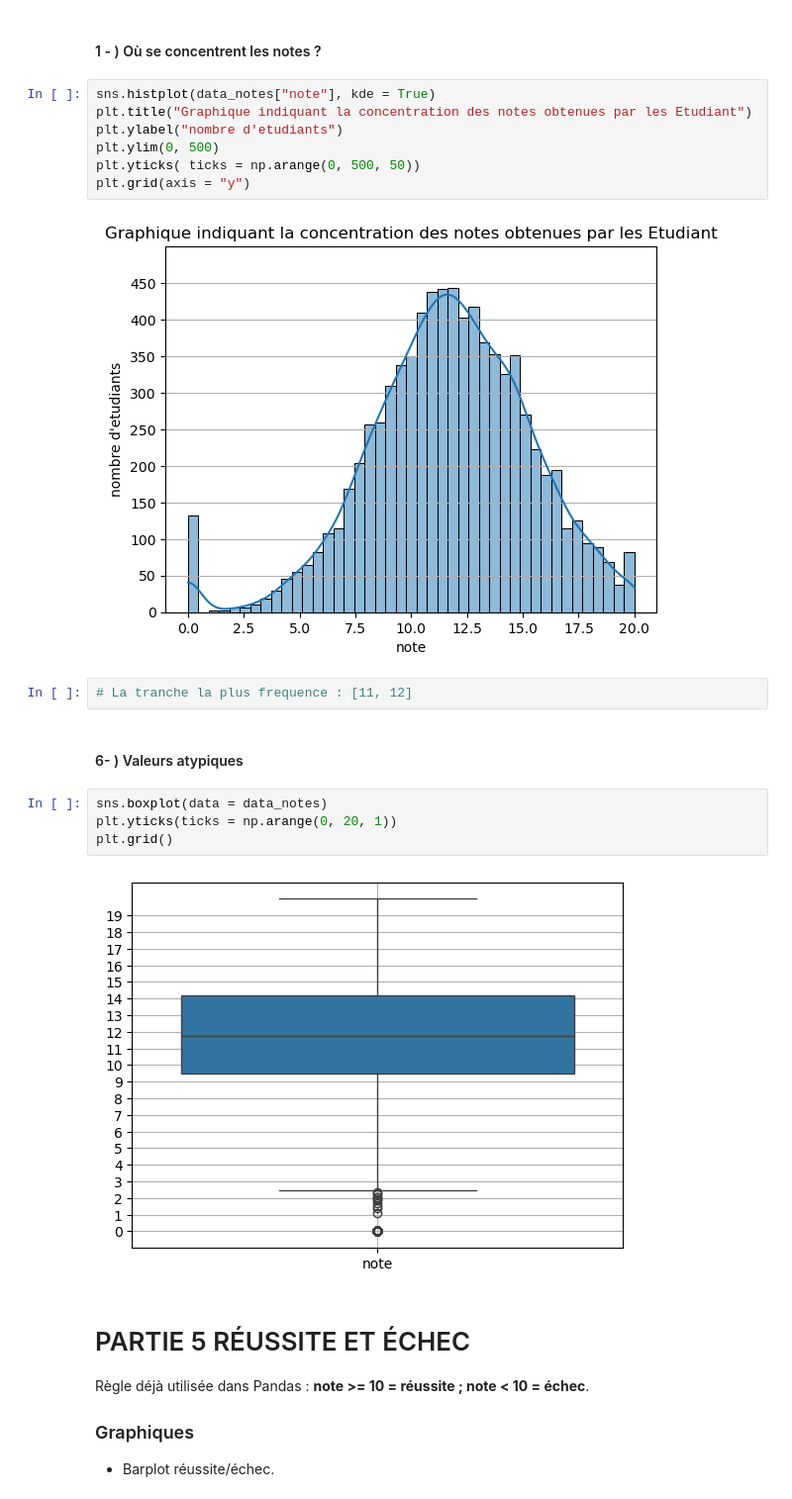
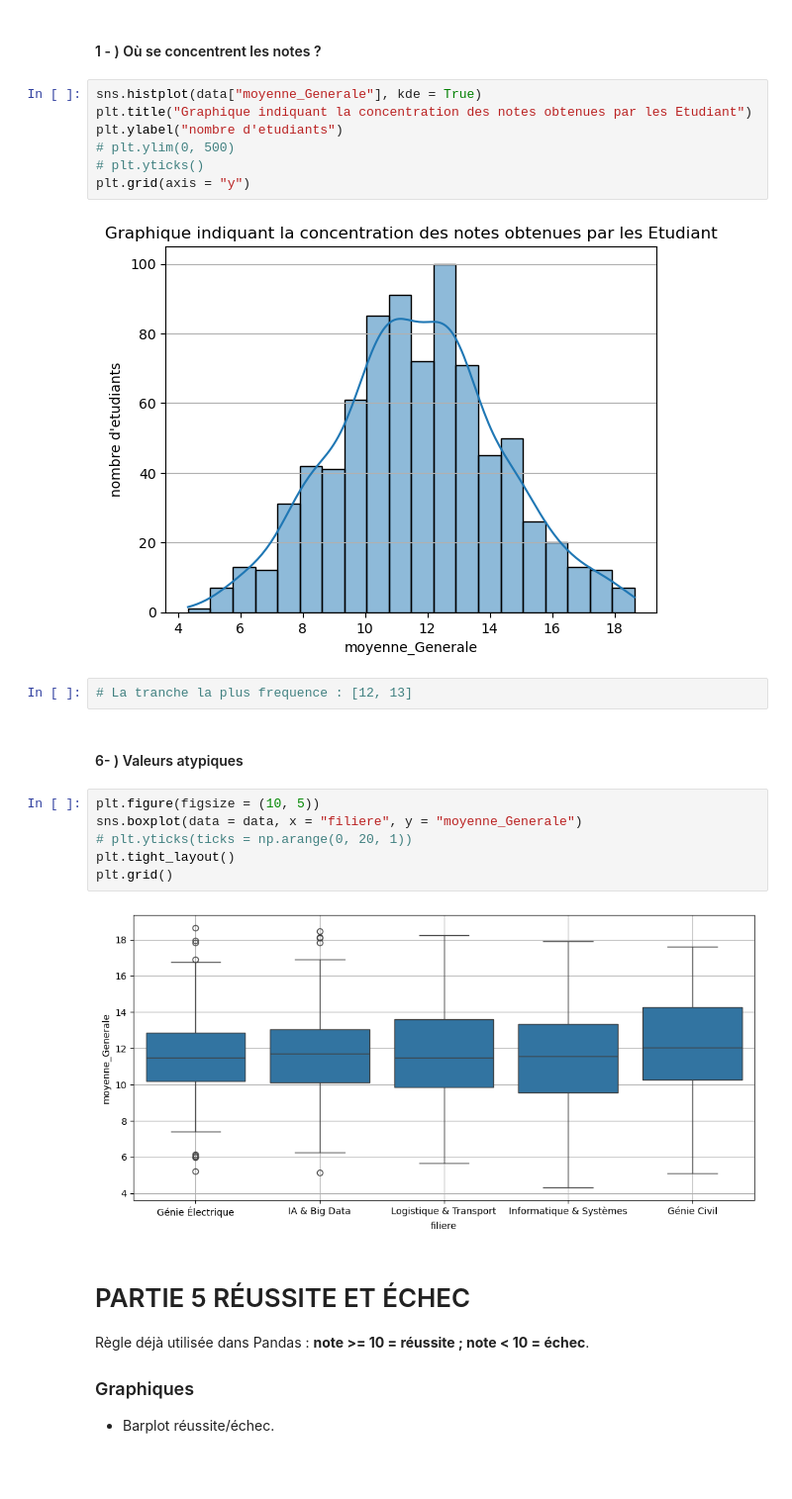
Before and after one commit to SAKPANI/Formation-Data_Science-et-Machine-Learning, a Jupyter notebook: PROJETS/Projet_Final_Matplotlib_Seaborn_Consignes/Visualisation.ipynb, the cells around one changed output. Shown at 99% size. Drawn from its saved outputs; the diff is of its cells as text; blank space fills up the shorter version.

```diff
--- a/PROJETS/Projet_Final_Matplotlib_Seaborn_Consignes/Visualisation.ipynb
+++ b/PROJETS/Projet_Final_Matplotlib_Seaborn_Consignes/Visualisation.ipynb
@@ -366,24 +356,26 @@ data_notes.head()
 # %% [markdown]
 #### 1 - )  Où se concentrent les notes ?
 # %%
-sns.histplot(data_notes["note"], kde = True)
+sns.histplot(data["moyenne_Generale"], kde = True)
 plt.title("Graphique indiquant la concentration des notes obtenues par les Etudiant")
 plt.ylabel("nombre d'etudiants")
-plt.ylim(0, 500)
-plt.yticks( ticks = np.arange(0, 500, 50))
+# plt.ylim(0, 500)
+# plt.yticks()
 plt.grid(axis = "y")
 # %% [output]
-[figure, old version]
+[figure, new version]
 # %%
-# La tranche la plus frequence : [11, 12]
+# La tranche la plus frequence : [12, 13]
 # %% [markdown]
 #### 6- ) Valeurs atypiques
 # %%
-sns.boxplot(data = data_notes)
-plt.yticks(ticks = np.arange(0, 20, 1))
+plt.figure(figsize = (10, 5))
+sns.boxplot(data = data, x = "filiere", y = "moyenne_Generale")
+# plt.yticks(ticks = np.arange(0, 20, 1))
+plt.tight_layout()
 plt.grid()
 # %% [output]
-[figure, old version]
+[figure, new version]
 # %% [markdown]
 
 # PARTIE 5 RÉUSSITE ET ÉCHEC
```
Also changed, not shown: parts of 5 cells of this notebook, 1 other file.
